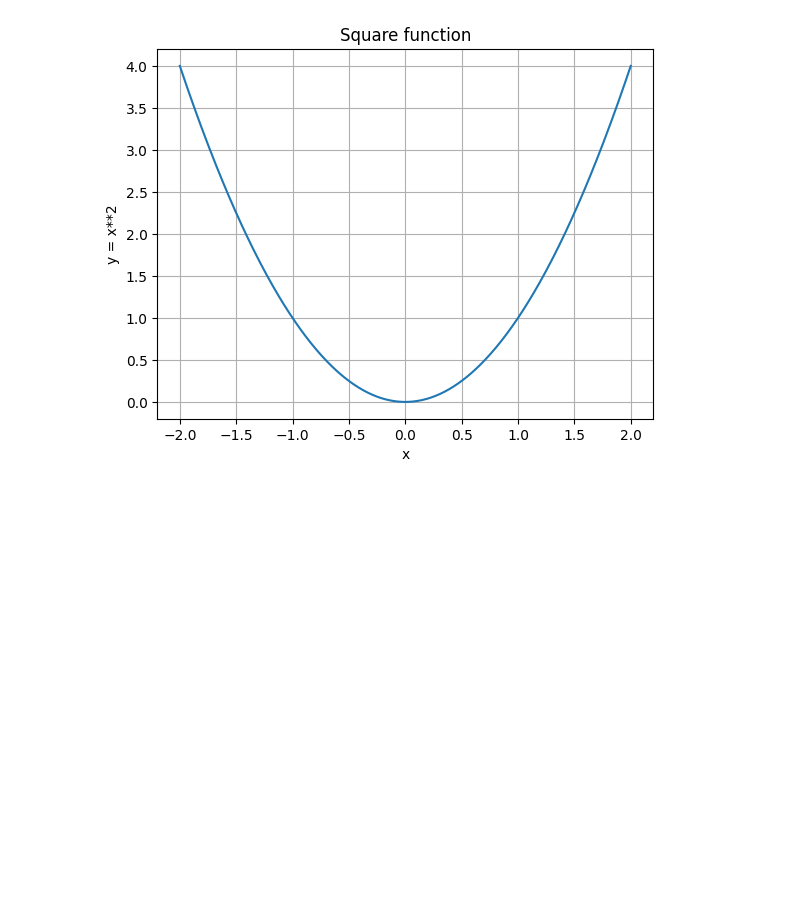
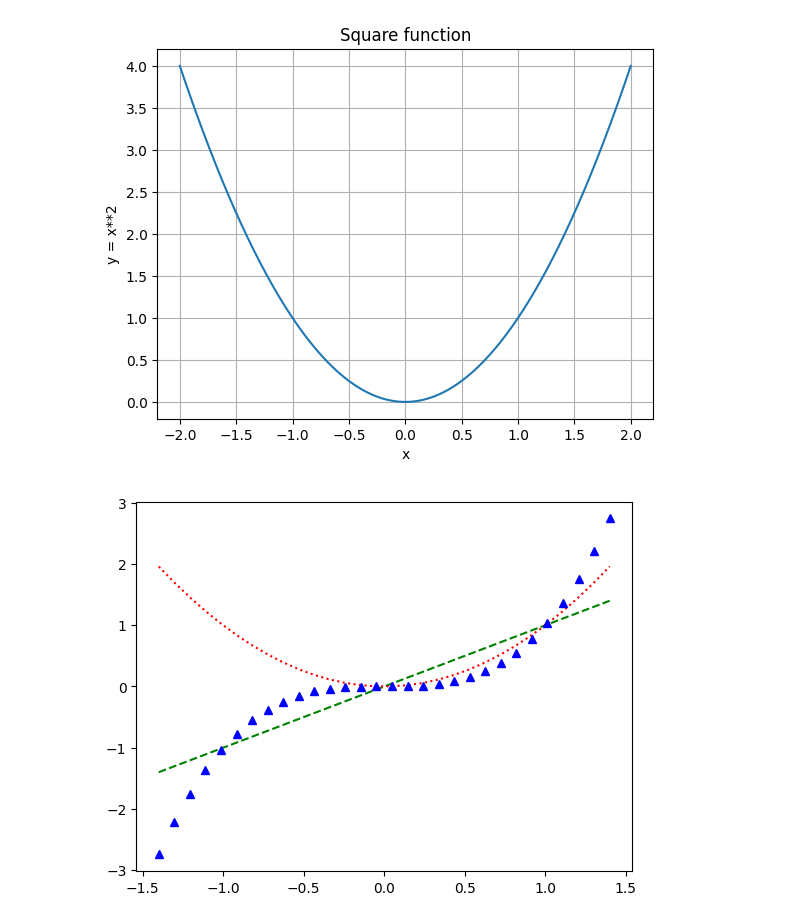
Before and after one commit to AlexBros99/Warm_up_plot, a Jupyter notebook: main.ipynb, the cells around one changed output. Saved outputs shown, nothing was run; the diff lists cells and outputs as text; code cells hidden in the pictures; blank space fills up the shorter version.

Commit message:
added more plots

```diff
--- a/main.ipynb
+++ b/main.ipynb
@@ -31,3 +31,9 @@ plt.grid(True)
 plt.show()
 # %% [output]
 [figure]
+# %%
+x = np.linspace(-1.4, 1.4, 30)
+plt.plot(x, x, 'g--', x, x**2, 'r:', x, x**3, 'b^')
+plt.show()
+# %% [output]
+[figure, added]
```
Also changed, not shown: parts of 4 cells of this notebook, 1 other file.
